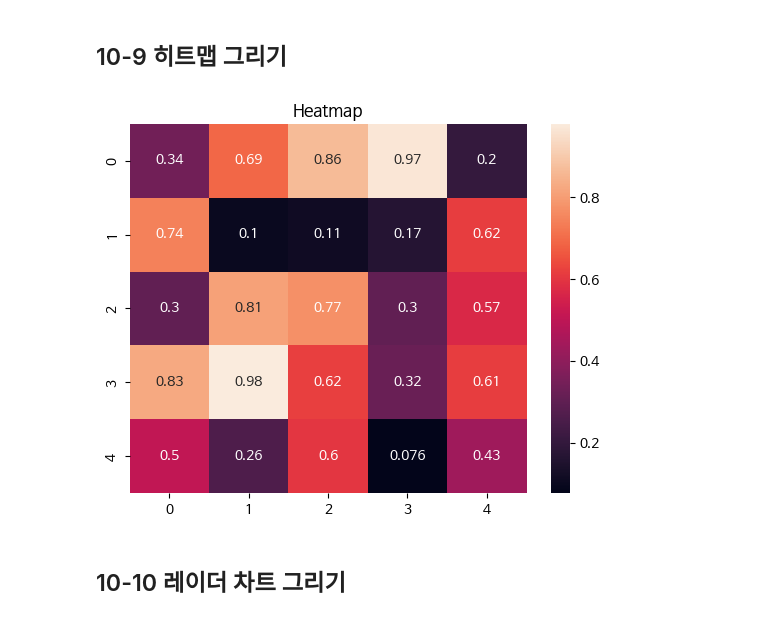
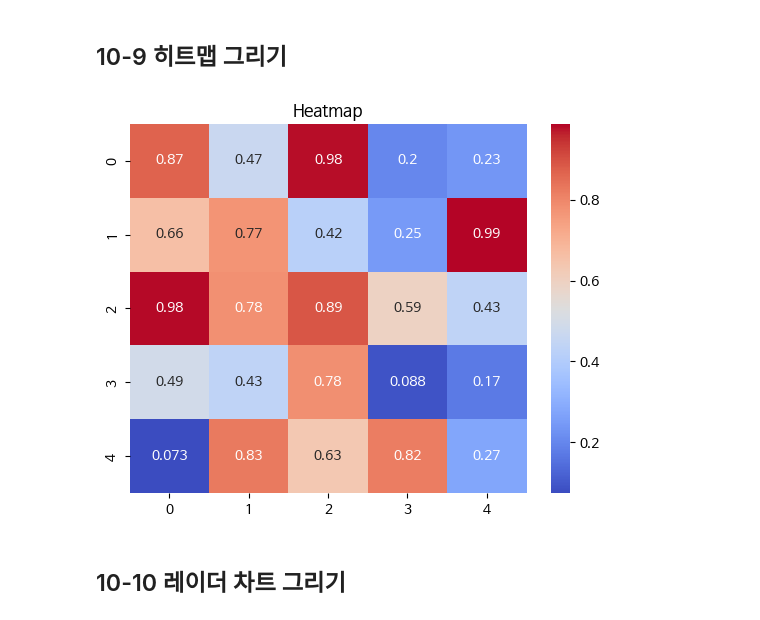
Before and after one commit to youlee203knou/Data-Analysis-with-Open-Source, a Jupyter notebook: 오픈소스_데이터_분석_10강.ipynb, the cells around one changed output. Drawn from its saved outputs; the diff is of its cells as text; code cells hidden in the pictures.

```diff
--- a/오픈소스_데이터_분석_10강.ipynb
+++ b/오픈소스_데이터_분석_10강.ipynb
@@ -207,21 +207,22 @@ plt.show()
 # %%
 import matplotlib.pyplot as plt
 import seaborn as sns
 import numpy as np
 
 ## 데이터 생성 (5x5 크기의 무작위 행렬)
 data = np.random.rand(5, 5)
 
 ## seaborn을 이용하여 히트맵 그리기
-sns.heatmap(data, annot=True)
+sns.heatmap(data, annot=True, cmap='coolwarm')
 #matplotlib 단독으로 히트맵을 그릴 수 없다.
 #seaborn을 이용해서 그려야한다
+#annot 각 표 안에 값들을 표현할지(true), 표현하지 않을지(false)
 
 
 plt.title("Heatmap")
 plt.show()
 # %% [output]
-[figure, old version]
+[figure, new version]
 # %% [markdown]
 ## 10-10 레이더 차트 그리기
 # %%
```
Also changed, not shown: parts of 8 cells of this notebook.
